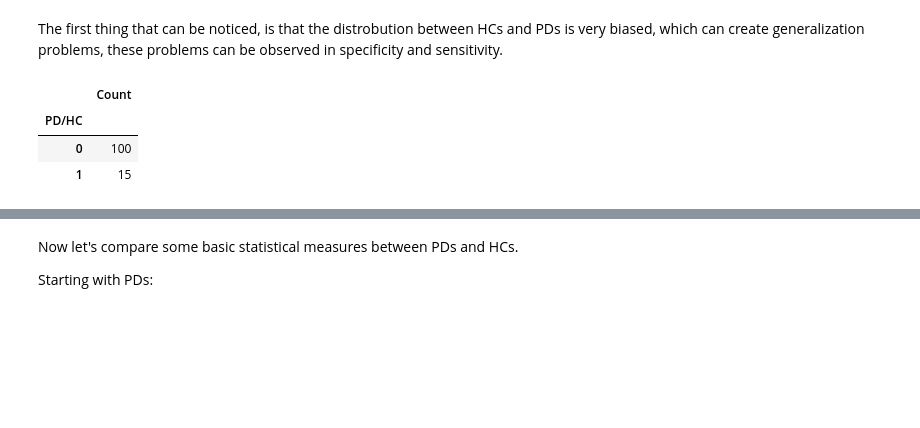
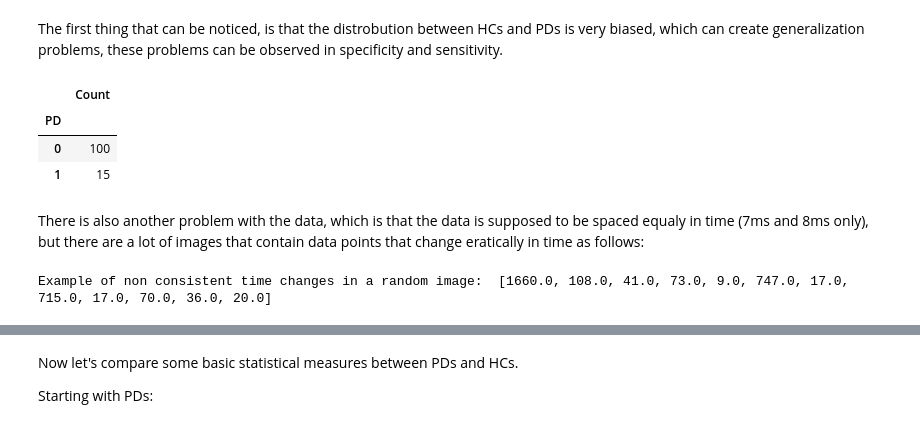
Before and after one commit to techguyseli/pd-classification, a Jupyter notebook: french_loops_pipeline.ipynb, the cells around one changed output, grey strips where cells are left out. Saved outputs shown, nothing was run; the diff lists cells and outputs as text; code cells hidden in the pictures; blank space fills up the shorter version.

```diff
--- a/french_loops_pipeline.ipynb
+++ b/french_loops_pipeline.ipynb
@@ -27,6 +29,9 @@
 <p>The module responsible for data collection also performs some basic preprocessing tasks, such as removing invalid data that shouldn't exist (e.g. letters in numeric values).</p>
 <p>The data concerning the cursive <em>"L"</em> task in the French language is loaded.</p>
 # %%
+import pandas as pd
+pd.set_option('display.max_columns', None)
+
 from dataaccess.filedatareader import FileDataReader
 
 reader = FileDataReader('../data/Patients Records 05_04_2019')
@@ -57,7 +62,7 @@ info, data = get_pd_hc_only(info, data)
 # %%
 from datamanipulation.datageneration import stratified_train_test_split
 
-info_train, info_test, data_train, data_test = stratified_train_test_split(info, data, 'PD/HC')
+info_train, info_test, data_train, data_test = stratified_train_test_split(info, data, 'PD')
 # %% [markdown]
 ## 2. Exploratory Data Analysis
 # %% [markdown]
@@ -65,11 +70,20 @@ info_train, info_test, data_train, data_test = stratified_train_test_split(info,
 # %% [markdown]
 <p>The first thing that can be noticed, is that the distrobution between HCs and PDs is very biased, which can create generalization problems, these problems can be observed in specificity and sensitivity.</p>
 # %%
-df = info_train.groupby('PD/HC').count()[["Age"]]
+df = info_train.groupby('PD').count()[["Age"]]
 df.columns = ['Count']
 df
 # %% [output]
 |  | Count |
-| PD/HC |  |
+| PD |  |
 | 0 | 100 |
 | 1 | 15 |
+# %% [markdown]
+There is also another problem with the data, which is that the data is supposed to be spaced equaly in time (7ms and 8ms only), but there are a lot of images that contain data points that change eratically in time as follows:
+# %%
+hcs = data_train[data_train['PD']==0]
+pds = data_train[data_train['PD']==1]
+
+print('Example of non consistent time changes in a random image: ', list(pds.loc[pds.index.unique()[4]]['Time'].diff().where(lambda x: x > 8).dropna()))
+# %% [output]
+Example of non consistent time changes in a random image:  [1660.0, 108.0, 41.0, 73.0, 9.0, 747.0, 17.0, 715.0, 17.0, 70.0, 36.0, 20.0]
```
Also changed, not shown: parts of 15 cells of this notebook, 3 other files.
